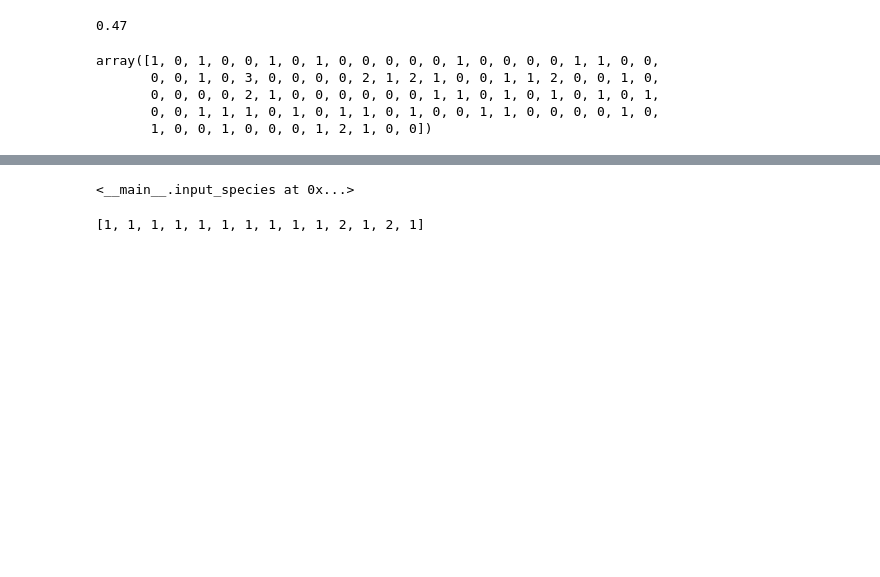
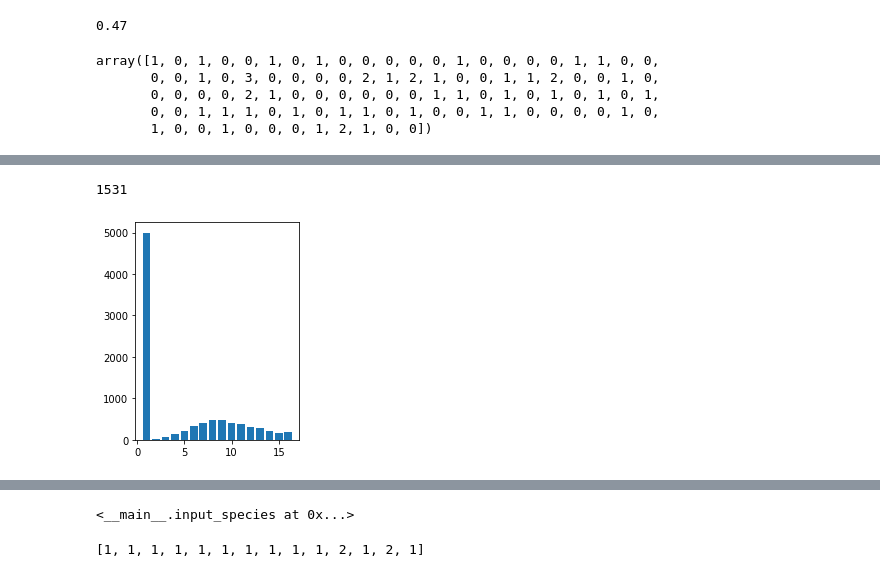
Before and after one commit to bozhikov/SHE, a Jupyter notebook: Deposition_by_MC.ipynb, the cells around one changed output, grey strips where cells are left out. Drawn from its saved outputs; the diff is of its cells as text; code cells hidden in the pictures; blank space fills up the shorter version.

```diff
--- a/Deposition_by_MC.ipynb
+++ b/Deposition_by_MC.ipynb
@@ -139,0 +184,6 @@ class input_species:
+# %%
+Hg_cal_1000=input_species(10000,0.69)
+# %%
+Hg_cal_1000.c=0
+# %%
+Hg_cal_1000.g=0
@@ -139,0 +271,2 @@ class input_species:
+# %%
+y1=Gas_cromatogram(Hg_cal_1000.c)
@@ -139,0 +279,19 @@ class input_species:
+# %%
+y1.St7
+# %% [output]
+1531
+# %%
+output=[y1.St_1,y1.St_2,y1.St_3,y1.St_4,y1.St_5,y1.St_6,y1.St_7,y1.St_8,y1.St_9,y1.St_10,y1.St_11,y1.St_12,y1.St_13,y1.St_14,y1.St_15,y1.St_16]
+num_strip=[1,2,3,4,5,6,7,8,9,10,11,12,13,14,15,16]
+
+plt.figure(figsize=(10, 4))
+
+plt.subplot(131)
+plt.bar(num_strip, output)
+
+
+
+
+plt.show()
+# %% [output]
+[figure, added]
```
Also changed, not shown: parts of 57 cells of this notebook.
